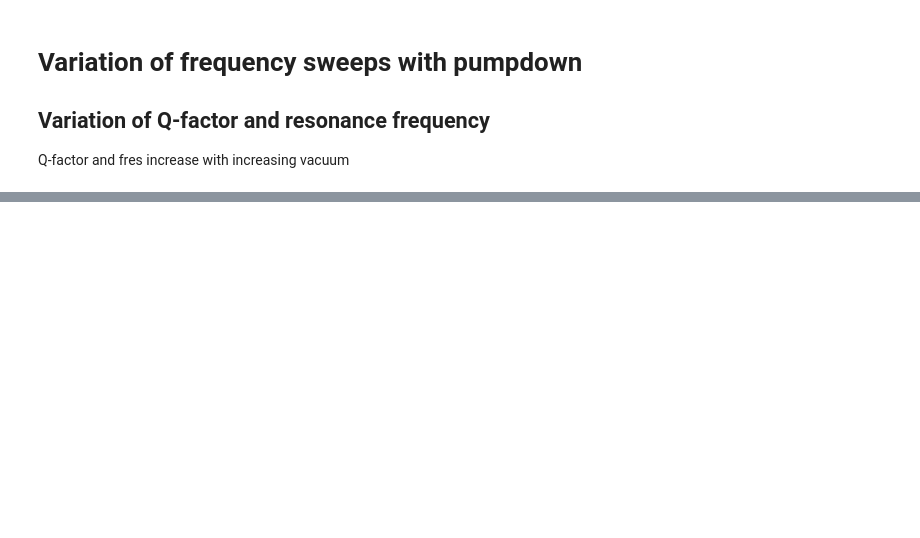
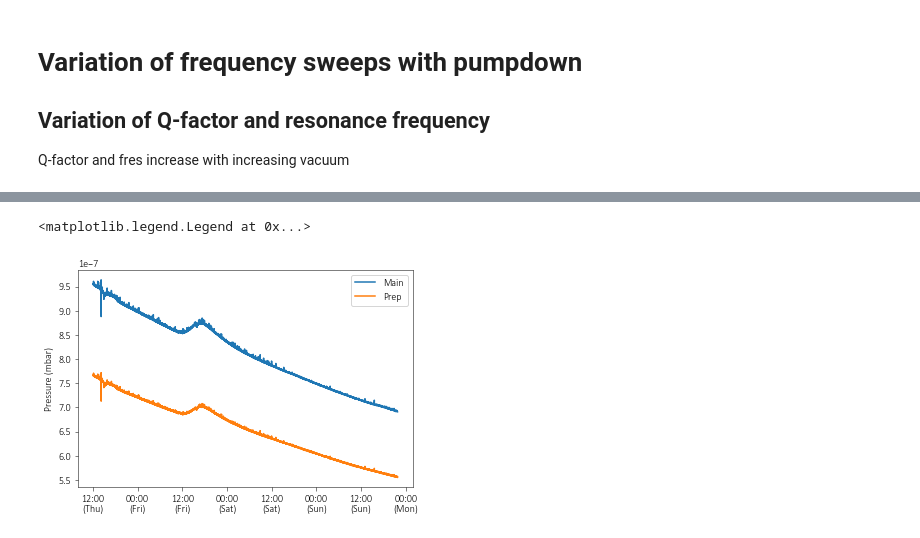
Before and after one commit to dineshpinto/qudi-hira-analysis, a Jupyter notebook: develop/20201009_FirstPumpdown.ipynb, the cells around one changed output, grey strips where cells are left out. Saved outputs shown, nothing was run; the diff lists cells and outputs as text; code cells hidden in the pictures; blank space fills up the shorter version.

```diff
--- a/develop/20201009_FirstPumpdown.ipynb
+++ b/develop/20201009_FirstPumpdown.ipynb
@@ -58,0 +114,7 @@ sio.savefig("Varation_of_q_and_fres_fitlen_with_vacuum")
+# %%
+df4 = sio.read_tpg_data("pressure-monitoring04", AFM_FOLDER)
+df5 = sio.read_tpg_data("pressure-monitoring05", AFM_FOLDER)
+df6 = sio.read_tpg_data("pressure-monitoring06", AFM_FOLDER)
+
+dfc = pd.concat([df4, df5, df6])
+dfc
@@ -58,0 +135,11 @@ sio.savefig("Varation_of_q_and_fres_fitlen_with_vacuum")
+# %%
+fig, ax = plt.subplots()
+myFmt = DateFormatter("%H:%M\n(%a)")
+ax.xaxis.set_major_formatter(myFmt)
+ax.plot(dfc["MPL_datetimes"], dfc["Main"], label="Main")
+ax.plot(dfc["MPL_datetimes"], dfc["Prep"], label="Prep")
+ax.set_ylabel("Pressure (mbar)")
+ax.legend()
+# %% [output]
+<matplotlib.legend.Legend at 0x...>
+[figure, added]
```
Also changed, not shown: parts of 13 cells of this notebook, 3 other files.
